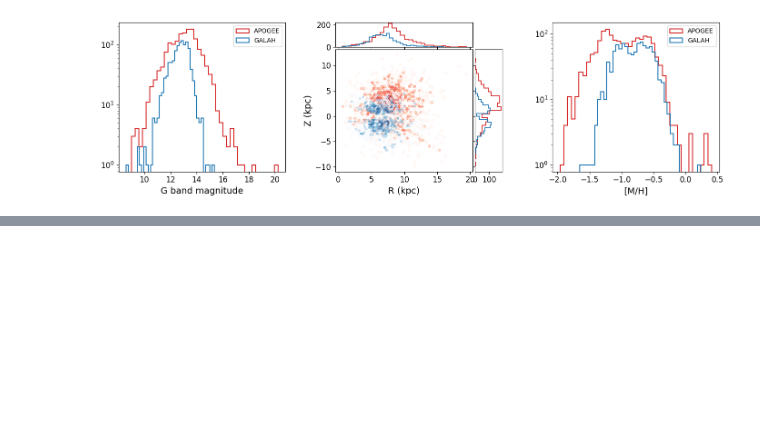
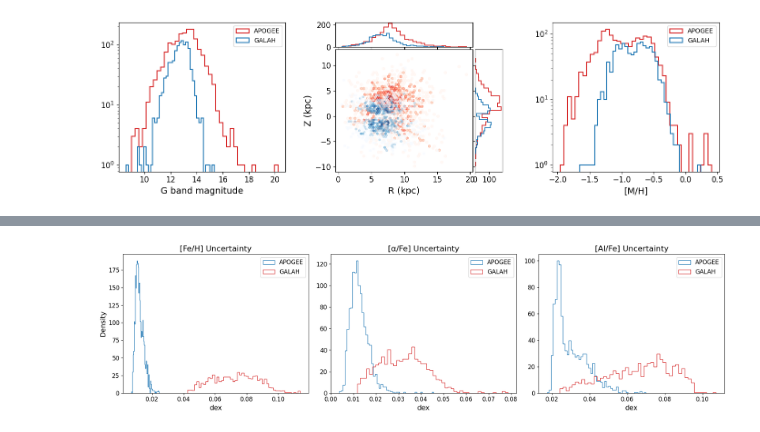
Before and after one commit to JacobTutt/Galactic_Evol_Clustering, a Jupyter notebook: 0_data_preprocessing.ipynb, the cells around one changed output, grey strips where cells are left out. Cells and saved outputs as stored; diff of their text form; code cells hidden in the pictures; blank space fills up the shorter version.

```diff
--- a/0_data_preprocessing.ipynb
+++ b/0_data_preprocessing.ipynb
@@ -505,0 +509,51 @@ plt.show()
+# %%
+apogee_fe_h_error = apogee_processed_data['fe_h_err']
+apogee_alpha_m_error = apogee_processed_data['alpha_m_err']
+apogee_al_fe_error = apogee_processed_data['al_fe_err']
+
+galah_fe_h_error = galah_processed_data['e_fe_h']
+galah_alpha_m_error = galah_processed_data['e_alpha_fe']
+galah_al_fe_error = galah_processed_data['e_Al_fe']
+# %%
+label_fontsize = 14
+title_fontsize = 16
+tick_fontsize = 12
+legend_fontsize = 12
+
+fig, axs = plt.subplots(1, 3, figsize=(18, 5))
+
+# [Fe/H] uncertainty
+axs[0].hist(apogee_fe_h_error, bins=50, density=True, alpha=1, label='APOGEE',
+            color='tab:blue', histtype='step')
+axs[0].hist(galah_fe_h_error, bins=50, density=True, alpha=1, label='GALAH',
+            color='tab:red', histtype='step')
+axs[0].set_title("[Fe/H] Uncertainty", fontsize=title_fontsize)
+axs[0].set_xlabel("dex", fontsize=label_fontsize)
+axs[0].set_ylabel("Density", fontsize=label_fontsize)
+axs[0].legend(fontsize=legend_fontsize)
+axs[0].tick_params(axis='both', labelsize=tick_fontsize)
+
+# [alpha/Fe] uncertainty
+axs[1].hist(apogee_alpha_m_error, bins=50, density=True, alpha=1, label='APOGEE',
+            color='tab:blue', histtype='step')
+axs[1].hist(galah_alpha_m_error, bins=50, density=True, alpha=1, label='GALAH',
+            color='tab:red', histtype='step')
+axs[1].set_title("[α/Fe] Uncertainty", fontsize=title_fontsize)
+axs[1].set_xlabel("dex", fontsize=label_fontsize)
+axs[1].legend(fontsize=legend_fontsize)
+axs[1].tick_params(axis='both', labelsize=tick_fontsize)
+
+# [Al/Fe] uncertainty
+axs[2].hist(apogee_al_fe_error, bins=50, density=True, alpha=1, label='APOGEE',
+            color='tab:blue', histtype='step')
+axs[2].hist(galah_al_fe_error, bins=50, density=True, alpha=1, label='GALAH',
+            color='tab:red', histtype='step')
+axs[2].set_title("[Al/Fe] Uncertainty", fontsize=title_fontsize)
+axs[2].set_xlabel("dex", fontsize=label_fontsize)
+axs[2].legend(fontsize=legend_fontsize)
+axs[2].tick_params(axis='both', labelsize=tick_fontsize)
+
+plt.tight_layout()
+plt.show()
+# %% [output]
+[figure, added]
```
Also changed, not shown: parts of 1 cell of this notebook, 7 other files.
